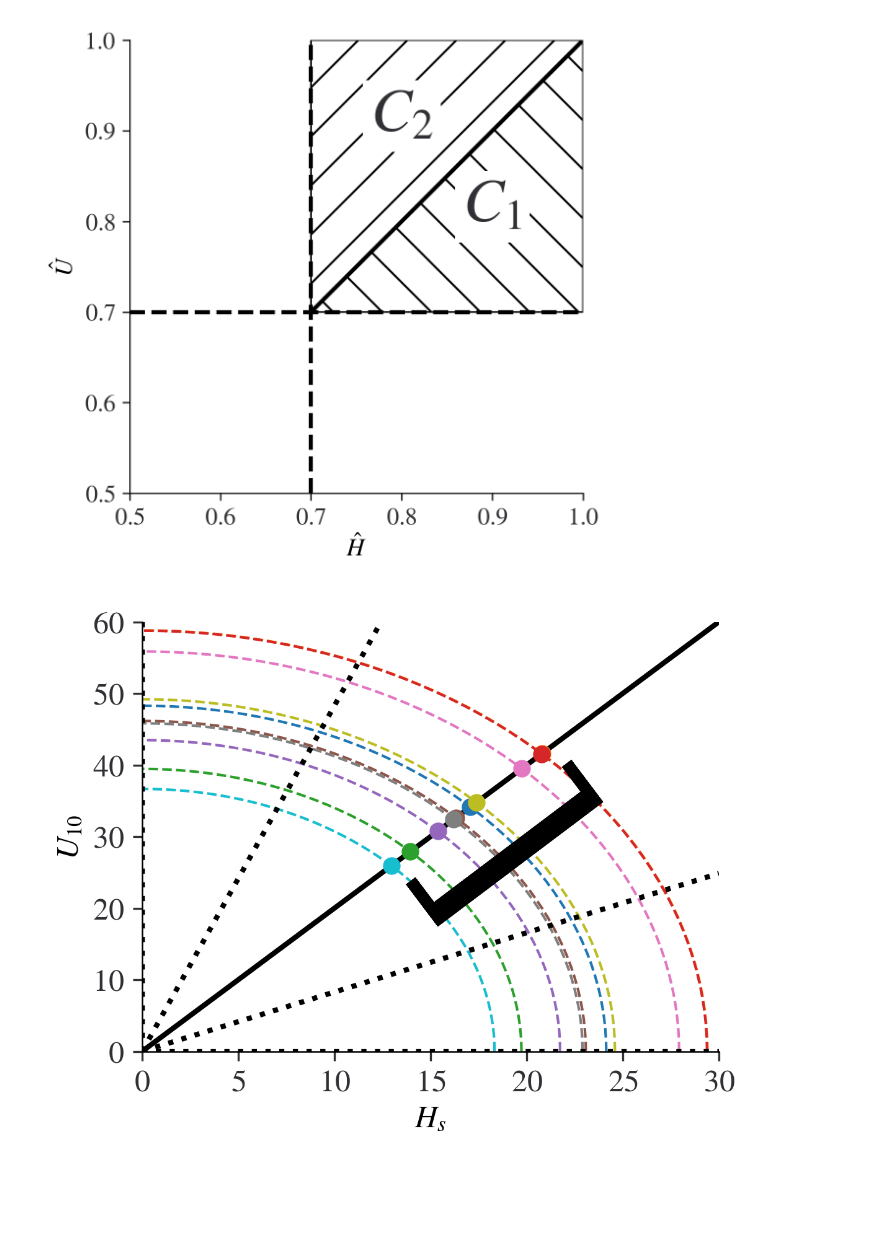
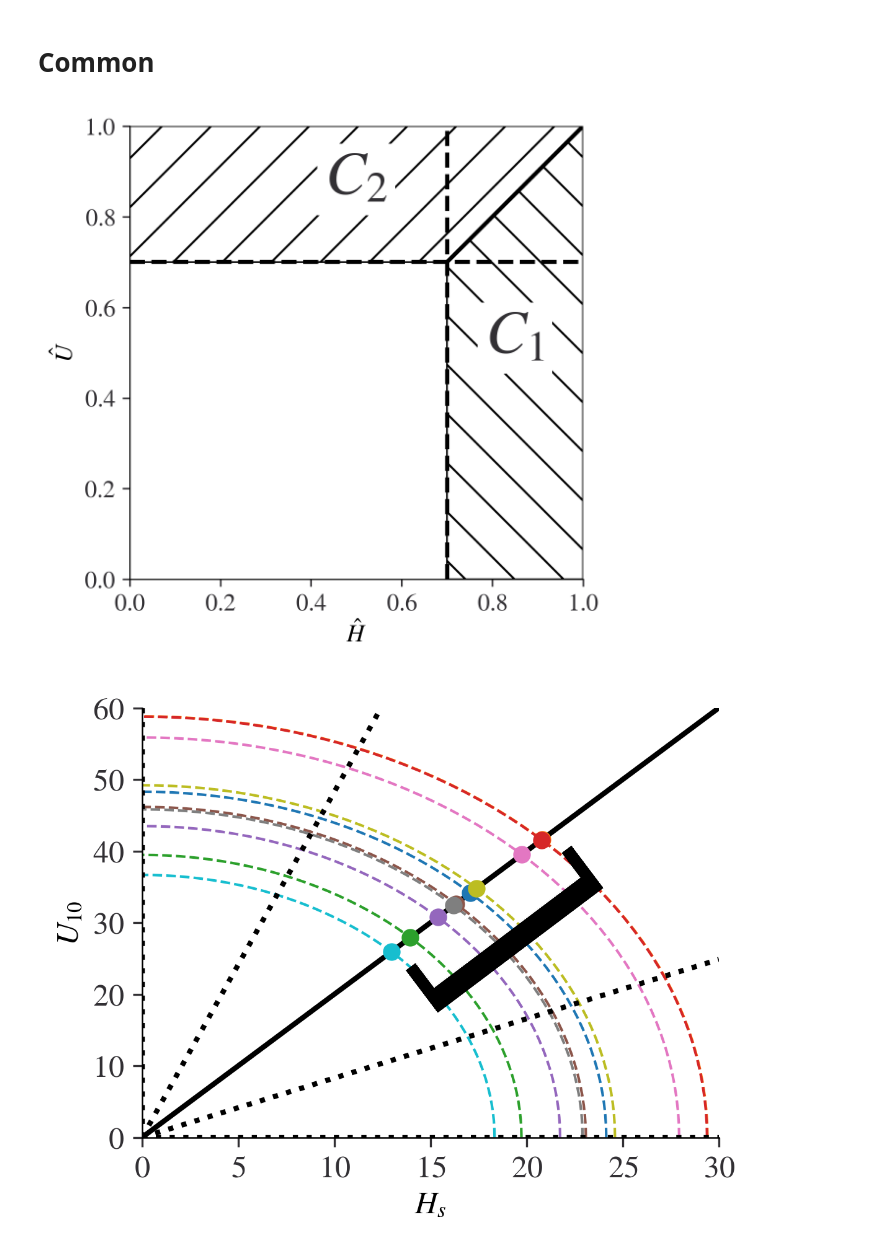
Before and after one commit to kosukesando/mstme, a Jupyter notebook: summary.ipynb, the cells around one changed output. Drawn from its saved outputs; the diff is of its cells as text; code cells hidden in the pictures; blank space fills up the shorter version.

```diff
--- a/summary.ipynb
+++ b/summary.ipynb
@@ -33,14 +33,19 @@ import grapher
 # Custom
 import mstmeclass as mc
 from mstmeclass import MSTME, SIMSET, STM, Area
+
+pos_color = plt.rcParams["axes.prop_cycle"].by_key()["color"]
+plt.style.use("./src/plot_style.txt")
+# %% [markdown]
+# Common
 # %%
 from matplotlib.patches import Polygon
 from matplotlib.collections import PatchCollection
 # %%
 fig, ax = plt.subplots(1, 1, figsize=(4, 4), facecolor="white")
 ax.set_aspect("equal")
-ax.set_xlim(0.5, 1)
-ax.set_ylim(0.5, 1)
+ax.set_xlim(0.0, 1)
+ax.set_ylim(0.0, 1)
 thr = 0.7
 
 ##
@@ -51,7 +56,9 @@ for i in range(2):
             [
                 [thr, thr],
                 [1.0, 1.0],
-                [1.0 - (1.0 - thr) * i, thr + (1.0 - thr) * i],
+                # [1.0 - (1.0 - thr) * i, thr + (1.0 - thr) * i],
+                [1.0-i, i],
+                [(thr)*(1.0-i), (thr) * i],
             ]
         ),
         closed=True,
@@ -61,38 +68,38 @@ for i in range(2):
     patches[i].set(hatch=["\\", "/"][i])
 ax.add_patch(patches[0])
 ax.add_patch(patches[1])
 
 ##
 x = np.linspace(thr, 1, 10)
 ax.axhline(thr, linestyle="--", c="k")
 ax.axvline(thr, linestyle="--", c="k")
 ax.plot(x, x, c="k")
 ax.set_xlabel("$\hat{H}$")
 ax.set_ylabel("$\hat{U}$")
 ax.text(
-    0.90,
-    0.80,
+    0.85,
+    0.50,
     "$C_1$",
     fontsize=30,
     ha="center",
     bbox=dict(facecolor="white", lw=0),
 )
 ax.text(
-    0.80,
-    0.90,
+    0.50,
+    0.85,
     "$C_2$",
     fontsize=30,
     ha="center",
     bbox=dict(facecolor="white", lw=0),
 )
 plt.savefig(
     Path("./output/common/active/conmul_region_illustration.pdf"), bbox_inches="tight"
 )
 plt.savefig(
     Path("./output/common/active/conmul_region_illustration.png"), bbox_inches="tight"
 )
 # %% [output]
-[figure, old version]
+[figure, new version]
 # %%
 fig,ax=plt.subplots(1,1,figsize=(4,3))
 ax.set_xlim(0,30)
```
Also changed, not shown: parts of 11 cells of this notebook, 17 other files.
